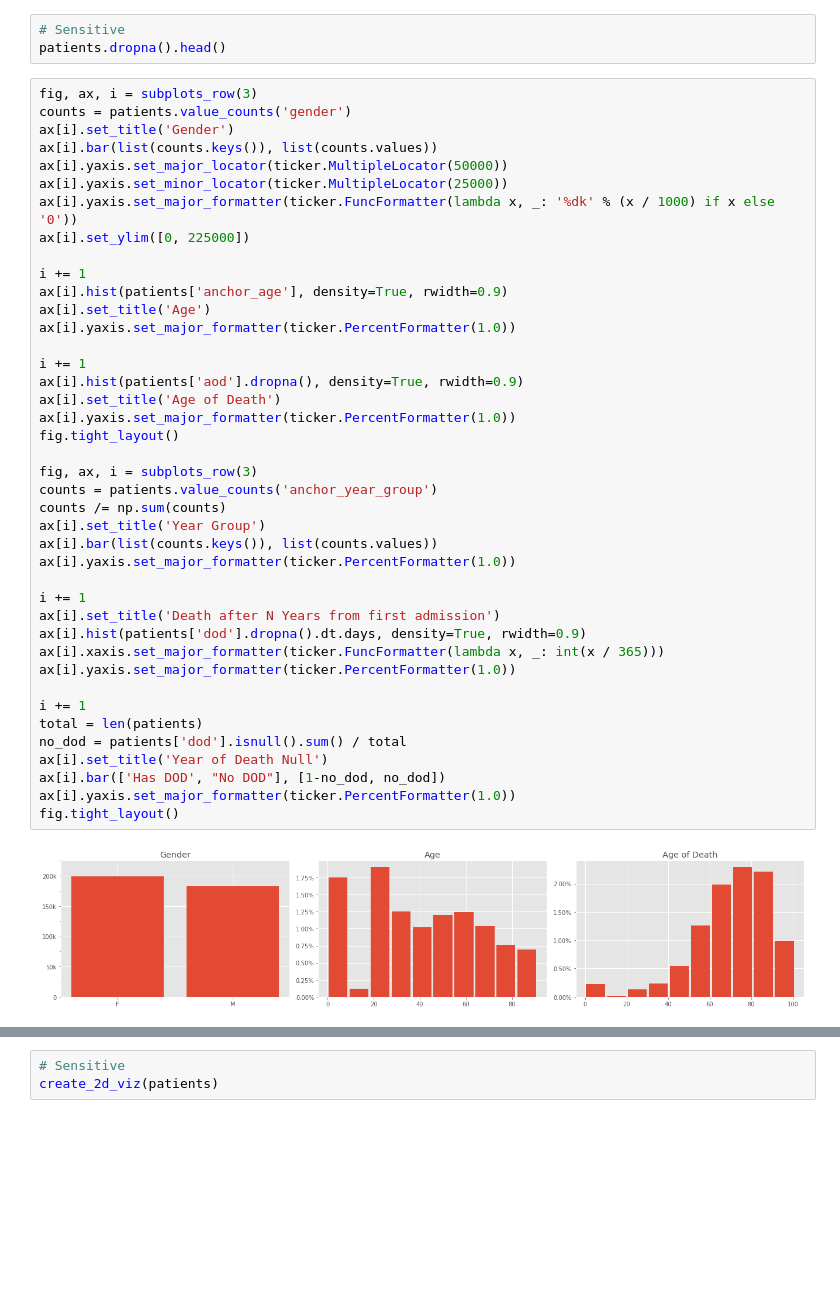
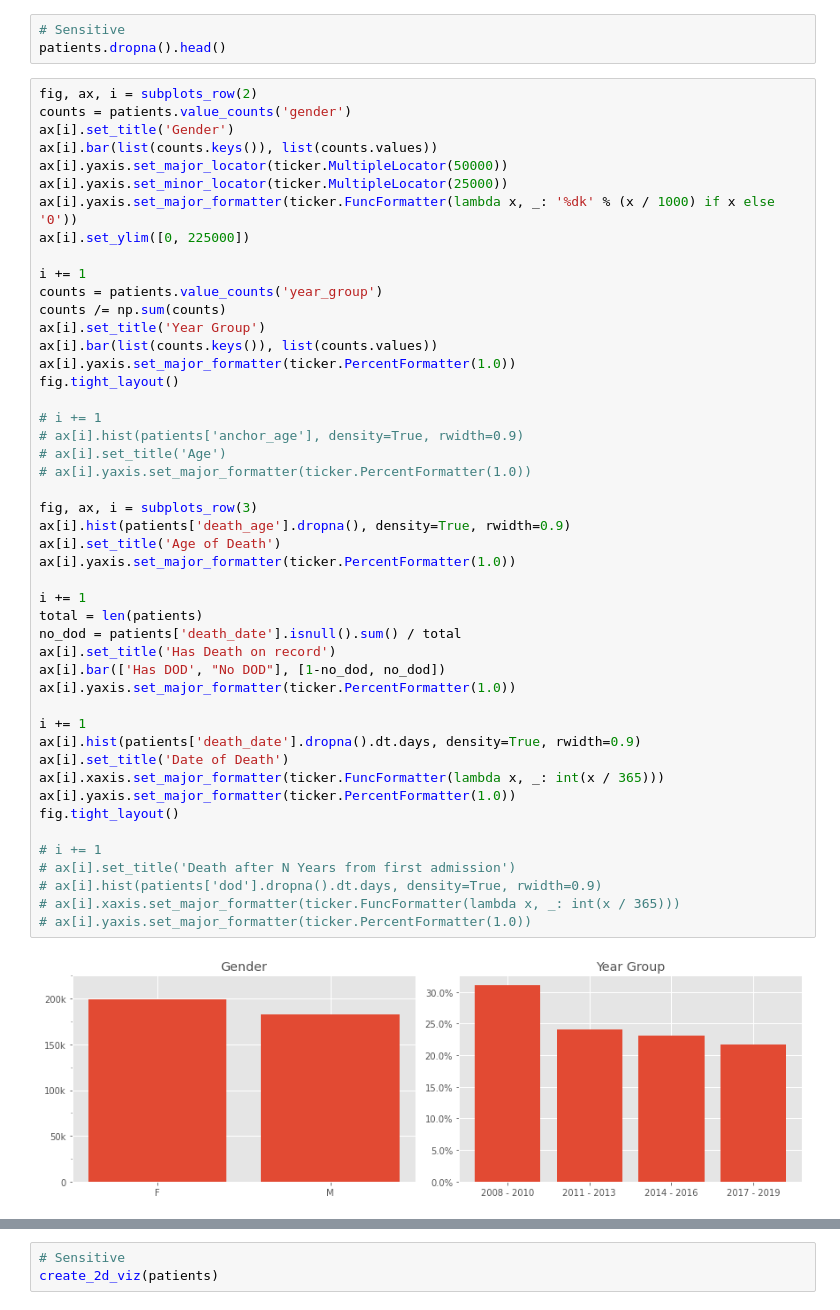
Before and after one commit to pasteur-dev/pasteur, a Jupyter notebook: notebooks/mimic_mm_core.ipynb, the cells around one changed output, grey strips where cells are left out. Saved outputs shown, nothing was run; the diff lists cells and outputs as text; blank space fills up the shorter version.

Commit message:
make admission dates relative to year of birth

```diff
--- a/notebooks/mimic_mm_core.ipynb
+++ b/notebooks/mimic_mm_core.ipynb
@@ -89,45 +89,51 @@ create_2d_viz(patients)
 # Sensitive
 patients.dropna().head()
 # %%
-fig, ax, i = subplots_row(3)
+fig, ax, i = subplots_row(2)
 counts = patients.value_counts('gender')
 ax[i].set_title('Gender')
 ax[i].bar(list(counts.keys()), list(counts.values))
 ax[i].yaxis.set_major_locator(ticker.MultipleLocator(50000))
 ax[i].yaxis.set_minor_locator(ticker.MultipleLocator(25000))
 ax[i].yaxis.set_major_formatter(ticker.FuncFormatter(lambda x, _: '%dk' % (x / 1000) if x else '0'))
 ax[i].set_ylim([0, 225000])
 
 i += 1
-ax[i].hist(patients['anchor_age'], density=True, rwidth=0.9)
-ax[i].set_title('Age')
-ax[i].yaxis.set_major_formatter(ticker.PercentFormatter(1.0))
-
-i += 1
-ax[i].hist(patients['aod'].dropna(), density=True, rwidth=0.9)
-ax[i].set_title('Age of Death')
-ax[i].yaxis.set_major_formatter(ticker.PercentFormatter(1.0))
-fig.tight_layout()
-
-fig, ax, i = subplots_row(3)
-counts = patients.value_counts('anchor_year_group')
+counts = patients.value_counts('year_group')
 counts /= np.sum(counts)
 ax[i].set_title('Year Group')
 ax[i].bar(list(counts.keys()), list(counts.values))
 ax[i].yaxis.set_major_formatter(ticker.PercentFormatter(1.0))
+fig.tight_layout()
 
-i += 1
-ax[i].set_title('Death after N Years from first admission')
-ax[i].hist(patients['dod'].dropna().dt.days, density=True, rwidth=0.9)
-ax[i].xaxis.set_major_formatter(ticker.FuncFormatter(lambda x, _: int(x / 365)))
+# i += 1
+# ax[i].hist(patients['anchor_age'], density=True, rwidth=0.9)
+# ax[i].set_title('Age')
+# ax[i].yaxis.set_major_formatter(ticker.PercentFormatter(1.0))
+
+fig, ax, i = subplots_row(3)
+ax[i].hist(patients['death_age'].dropna(), density=True, rwidth=0.9)
+ax[i].set_title('Age of Death')
 ax[i].yaxis.set_major_formatter(ticker.PercentFormatter(1.0))
 
 i += 1
 total = len(patients)
-no_dod = patients['dod'].isnull().sum() / total
-ax[i].set_title('Year of Death Null')
+no_dod = patients['death_date'].isnull().sum() / total
+ax[i].set_title('Has Death on record')
 ax[i].bar(['Has DOD', "No DOD"], [1-no_dod, no_dod])
 ax[i].yaxis.set_major_formatter(ticker.PercentFormatter(1.0))
+
+i += 1
+ax[i].hist(patients['death_date'].dropna().dt.days, density=True, rwidth=0.9)
+ax[i].set_title('Date of Death')
+ax[i].xaxis.set_major_formatter(ticker.FuncFormatter(lambda x, _: int(x / 365)))
+ax[i].yaxis.set_major_formatter(ticker.PercentFormatter(1.0))
 fig.tight_layout()
+
+# i += 1
+# ax[i].set_title('Death after N Years from first admission')
+# ax[i].hist(patients['dod'].dropna().dt.days, density=True, rwidth=0.9)
+# ax[i].xaxis.set_major_formatter(ticker.FuncFormatter(lambda x, _: int(x / 365)))
+# ax[i].yaxis.set_major_formatter(ticker.PercentFormatter(1.0))
 # %% [output]
-[figure, old version]
+[figure, new version]
```
Also changed, not shown: parts of 4 cells of this notebook, 3 other files.
